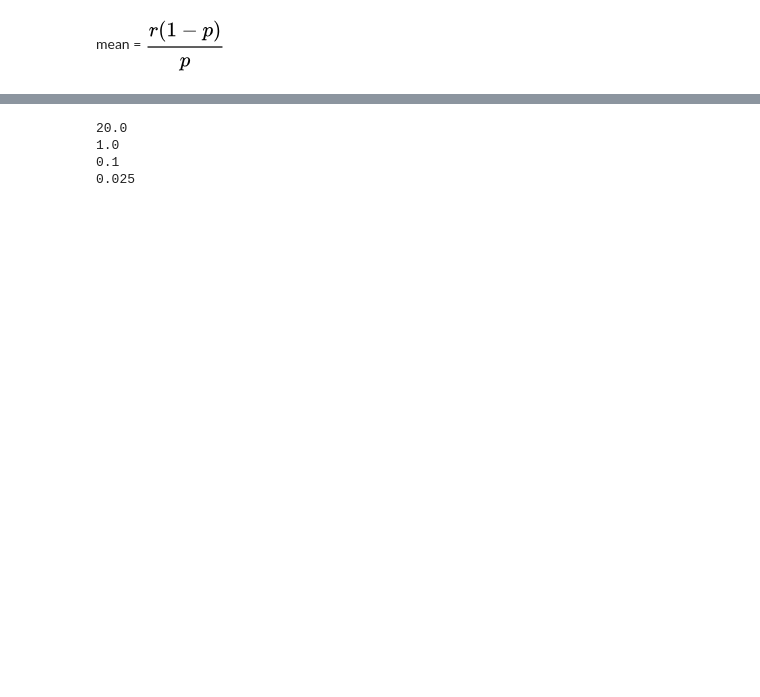
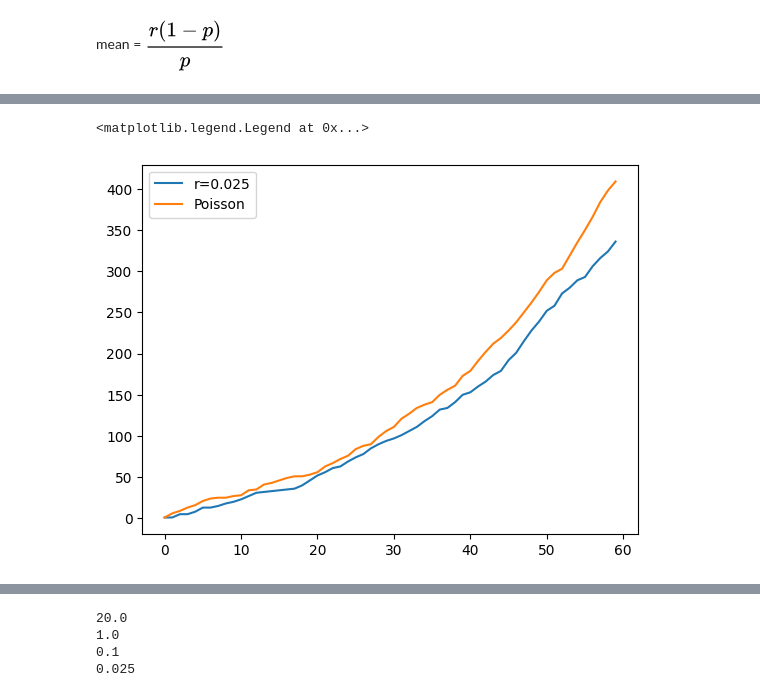
Before and after one commit to Qing1011/branchingmodel, a Jupyter notebook: notebook/2.3.1_Metapopulation_Model_Stochastic.ipynb, the cells around one changed output, grey strips where cells are left out. Cells and saved outputs as stored; diff of their text form; code cells hidden in the pictures; blank space fills up the shorter version.

```diff
--- a/notebook/2.3.1_Metapopulation_Model_Stochastic.ipynb
+++ b/notebook/2.3.1_Metapopulation_Model_Stochastic.ipynb
@@ -146,0 +116,33 @@ NewInf = SEIR_M_St(params=[2.5,3,5], pop=pop, initials=initials, M=WN, T=60, dt=
+# %%
+def check_out(WN, NewInf):
+    X = np.cumsum(NewInf,axis=1)
+    Moveout = np.zeros((3142,60))
+    Movein = np.zeros((3142,60))
+    for t in range(60):
+        S = X[:,t]
+        s_moveout, s_movein = state_M(WN, S)
+        Moveout[:,t] = s_moveout
+        Movein[:,t] = s_movein
+    return Moveout, Movein
+# %%
+Moveout, _ = check_out(WN, NewInf)
+Moveout_p, _ = check_out(WN, NewInf_p)
+# %%
+C = np.zeros(60)
+Flow = np.zeros(60)
+for t in range(60):
+    C[t] = np.sum(Moveout[:,t] != 0)
+    Flow[t] = np.sum(Moveout[:,t])
+# %%
+C_p = np.zeros(60)
+Flow_p = np.zeros(60)
+for t in range(60):
+    C_p[t] = np.sum(Moveout_p[:,t] != 0)
+    Flow_p[t] = np.sum(Moveout_p[:,t])
+# %%
+plt.plot(C,label='r=0.025')
+plt.plot(C_p,label='Poisson')
+plt.legend()
+# %% [output]
+<matplotlib.legend.Legend at 0x...>
+[figure, added]
```
Also changed, not shown: parts of 23 cells of this notebook, 43 other files.
